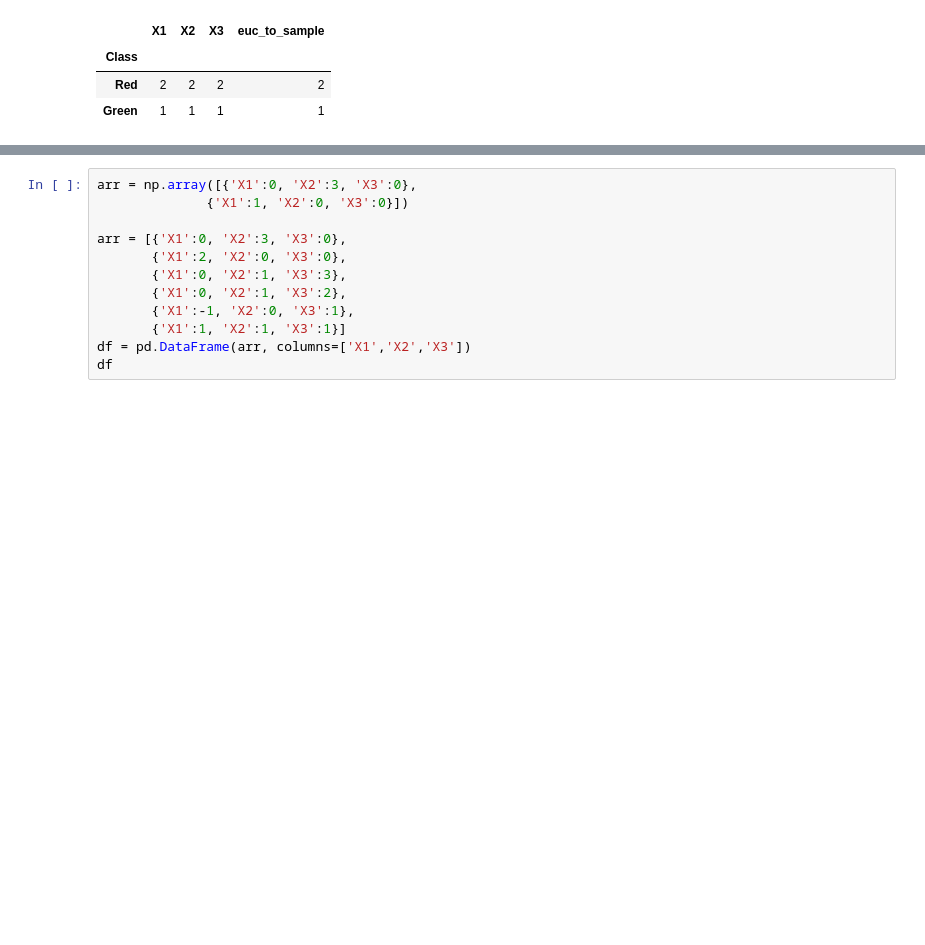
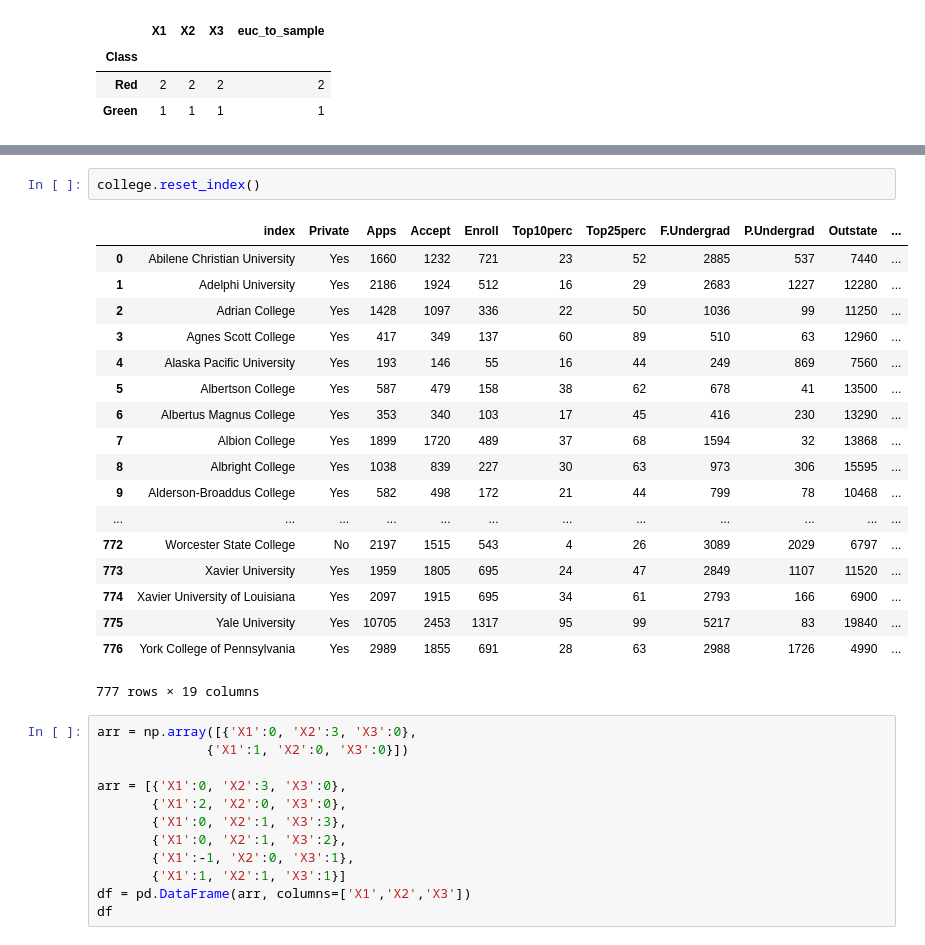
Before and after one commit to kevvo83/Introduction-to-Statistical-Learning, a Jupyter notebook: ISLR Chapter 2 Statistical Learning, Exercises.ipynb, the cells around one changed output, grey strips where cells are left out. Cells and saved outputs as stored; diff of their text form; blank space fills up the shorter version.

```diff
--- a/ISLR Chapter 2 Statistical Learning, Exercises.ipynb
+++ b/ISLR Chapter 2 Statistical Learning, Exercises.ipynb
@@ -163,3 +221,24 @@ Name: Class, dtype: object
+# %%
+college.reset_index()
+# %% [output]
+|  | index | Private | Apps | Accept | Enroll | Top10perc | Top25perc | F.Undergrad | P.Undergrad | Outstate | ... |
+| 0 | Abilene Christian University | Yes | 1660 | 1232 | 721 | 23 | 52 | 2885 | 537 | 7440 | ... |
+| 1 | Adelphi University | Yes | 2186 | 1924 | 512 | 16 | 29 | 2683 | 1227 | 12280 | ... |
+| 2 | Adrian College | Yes | 1428 | 1097 | 336 | 22 | 50 | 1036 | 99 | 11250 | ... |
+| 3 | Agnes Scott College | Yes | 417 | 349 | 137 | 60 | 89 | 510 | 63 | 12960 | ... |
+| 4 | Alaska Pacific University | Yes | 193 | 146 | 55 | 16 | 44 | 249 | 869 | 7560 | ... |
+| 5 | Albertson College | Yes | 587 | 479 | 158 | 38 | 62 | 678 | 41 | 13500 | ... |
+| 6 | Albertus Magnus College | Yes | 353 | 340 | 103 | 17 | 45 | 416 | 230 | 13290 | ... |
+| 7 | Albion College | Yes | 1899 | 1720 | 489 | 37 | 68 | 1594 | 32 | 13868 | ... |
+| 8 | Albright College | Yes | 1038 | 839 | 227 | 30 | 63 | 973 | 306 | 15595 | ... |
+| 9 | Alderson-Broaddus College | Yes | 582 | 498 | 172 | 21 | 44 | 799 | 78 | 10468 | ... |
+| ... | ... | ... | ... | ... | ... | ... | ... | ... | ... | ... | ... |
+| 772 | Worcester State College | No | 2197 | 1515 | 543 | 4 | 26 | 3089 | 2029 | 6797 | ... |
+| 773 | Xavier University | Yes | 1959 | 1805 | 695 | 24 | 47 | 2849 | 1107 | 11520 | ... |
+| 774 | Xavier University of Louisiana | Yes | 2097 | 1915 | 695 | 34 | 61 | 2793 | 166 | 6900 | ... |
+| 775 | Yale University | Yes | 10705 | 2453 | 1317 | 95 | 99 | 5217 | 83 | 19840 | ... |
+| 776 | York College of Pennsylvania | Yes | 2989 | 1855 | 691 | 28 | 63 | 2988 | 1726 | 4990 | ... |
+777 rows × 19 columns
 # %%
 arr = np.array([{'X1':0, 'X2':3, 'X3':0},
               {'X1':1, 'X2':0, 'X3':0}])
```
Also changed, not shown: parts of 8 cells of this notebook.
